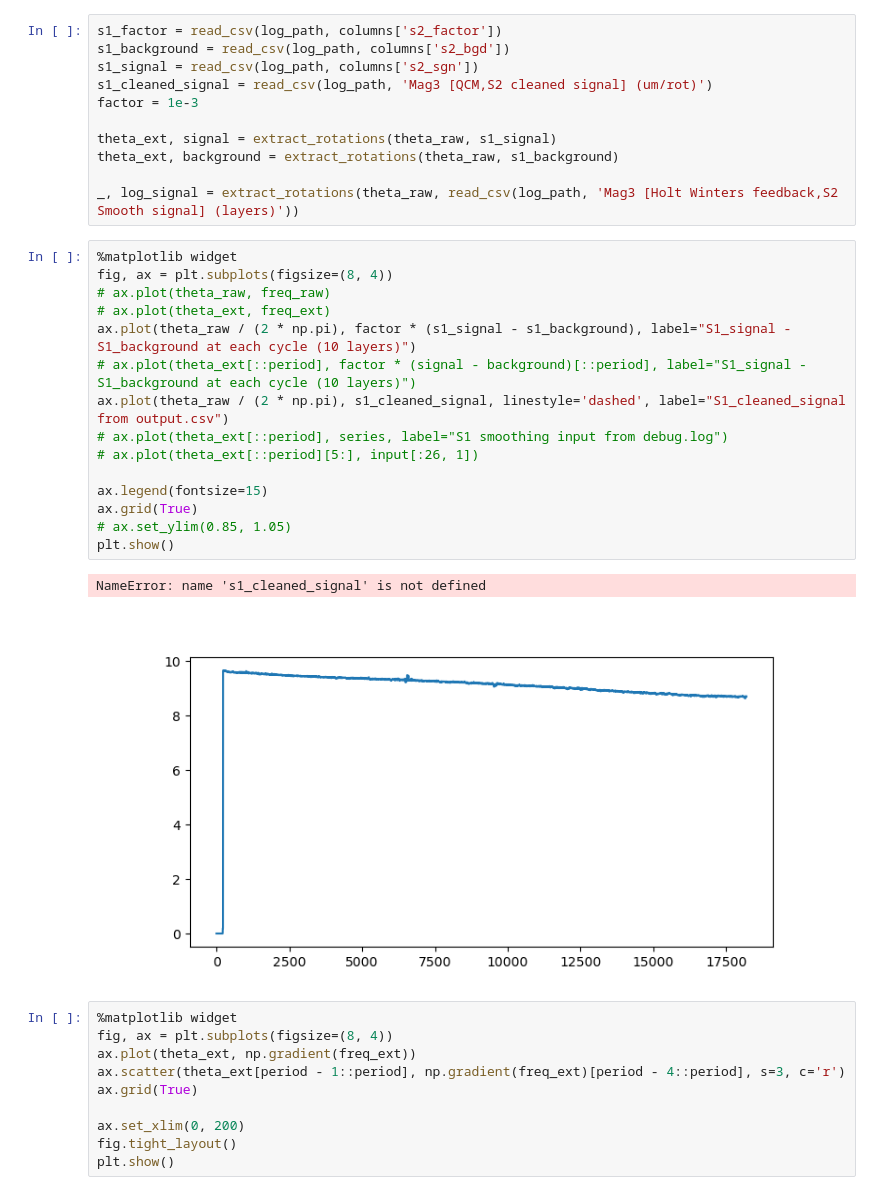
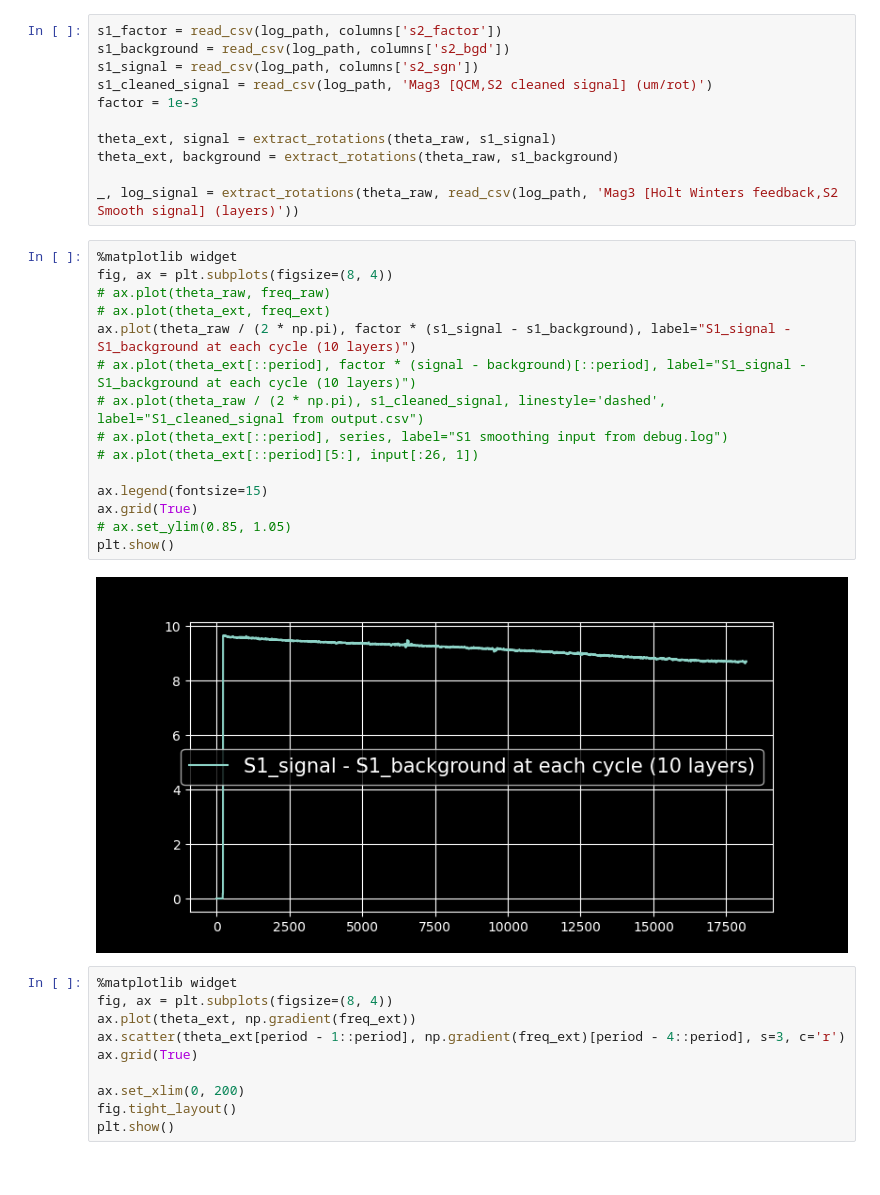
Before and after one commit to simply-nicky/robust_hw, a Jupyter notebook: dev_stats.ipynb, the cells around one changed output. Drawn from its saved outputs; the diff is of its cells as text.

```diff
--- a/dev_stats.ipynb
+++ b/dev_stats.ipynb
@@ -41,21 +41,20 @@ _, log_signal = extract_rotations(theta_raw, read_csv(log_path, 'Mag3 [Holt Wint
 # %%
 %matplotlib widget
 fig, ax = plt.subplots(figsize=(8, 4))
 # ax.plot(theta_raw, freq_raw)
 # ax.plot(theta_ext, freq_ext)
 ax.plot(theta_raw / (2 * np.pi), factor * (s1_signal - s1_background), label="S1_signal - S1_background at each cycle (10 layers)")
 # ax.plot(theta_ext[::period], factor * (signal - background)[::period], label="S1_signal - S1_background at each cycle (10 layers)")
-ax.plot(theta_raw / (2 * np.pi), s1_cleaned_signal, linestyle='dashed', label="S1_cleaned_signal from output.csv")
+# ax.plot(theta_raw / (2 * np.pi), s1_cleaned_signal, linestyle='dashed', label="S1_cleaned_signal from output.csv")
 # ax.plot(theta_ext[::period], series, label="S1 smoothing input from debug.log")
 # ax.plot(theta_ext[::period][5:], input[:26, 1])
 
 ax.legend(fontsize=15)
 ax.grid(True)
 # ax.set_ylim(0.85, 1.05)
 plt.show()
 # %% [output]
-NameError: name 's1_cleaned_signal' is not defined
-[figure, old version]
+[figure, new version]
 # %%
 %matplotlib widget
 fig, ax = plt.subplots(figsize=(8, 4))
```
Also changed, not shown: parts of 10 cells of this notebook, 1 other file.
